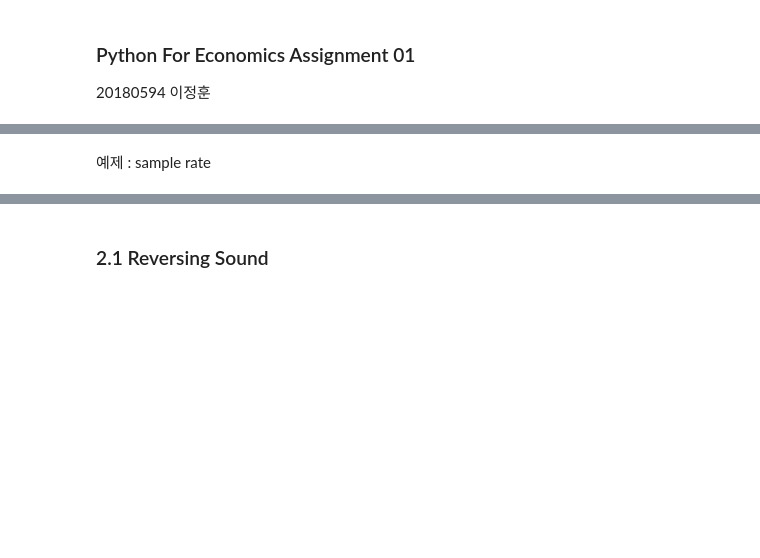
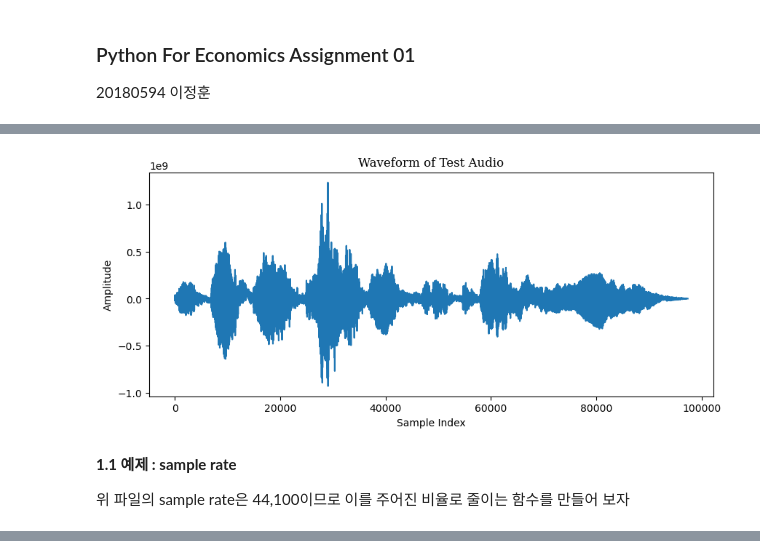
Before and after one commit to Tommylee1013/PythonForEconomics, a Jupyter notebook: HW1NumpySound/homework01.ipynb, the cells around one changed output, grey strips where cells are left out. Drawn from its saved outputs; the diff is of its cells as text; code cells hidden in the pictures; blank space fills up the shorter version.

```diff
--- a/HW1NumpySound/homework01.ipynb
+++ b/HW1NumpySound/homework01.ipynb
@@ -38,5 +27,16 @@ plt.show()
-# %% [markdown]
-예제 : sample rate
+# %%
+plt.figure(figsize = (10,4))
+plt.plot(data)
+plt.xlabel('Sample Index')
+plt.ylabel('Amplitude')
+plt.title('Waveform of Test Audio', fontsize = 12, fontfamily = 'Serif')
+plt.show()
+# %% [output]
+[figure, added]
+# %% [markdown]
+**1.1 예제 : sample rate**
+
+위 파일의 sample rate은 44,100이므로 이를 주어진 비율로 줄이는 함수를 만들어 보자
 # %%
 fs, data = read('kid_laugh.wav')
 
@@ -49,4 +49,2 @@ Audio(downsample.T, rate=rate)
 # %% [output]
 [interactive output not drawn]
-# %% [markdown]
-### 2.1 Reversing Sound
```
Also changed, not shown: parts of 20 cells of this notebook, 2 other files.
